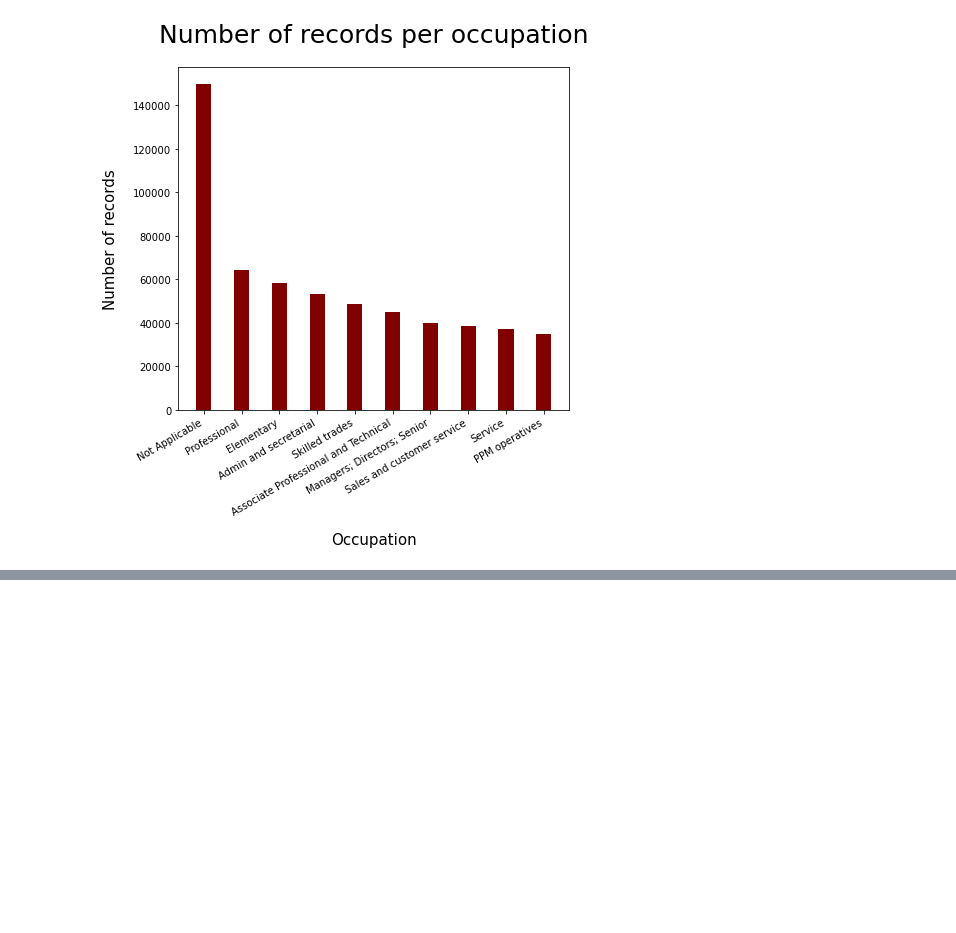
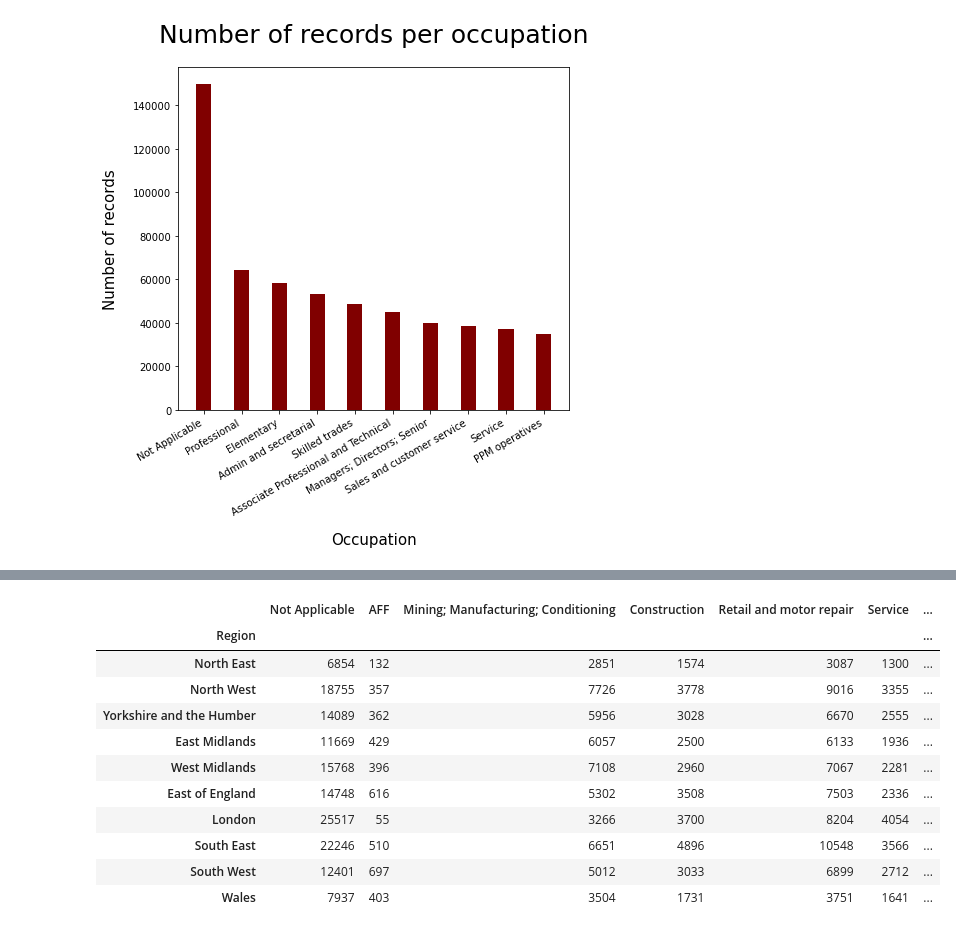
Before and after one commit to b0mbastik/PythonP2, a Jupyter notebook: analysis.ipynb, the cells around one changed output, grey strips where cells are left out. Drawn from its saved outputs; the diff is of its cells as text; code cells hidden in the pictures; blank space fills up the shorter version.

Commit message:
Implemented first easy requirement (groupby) in jupyter notebook

```diff
--- a/analysis.ipynb
+++ b/analysis.ipynb
@@ -79,0 +84,24 @@ rg.get_pie_chart(df['Country of Birth'], vf['Country of Birth'], "Country of Bir
+# %%
+dt = df.groupby(['Region', 'Industry'], observed=True)['Region'].value_counts().unstack('Industry').fillna(0)
+vrow = vf.Region.dropna()
+vcolumn = vf.Industry
+dt2 = pd.DataFrame()
+i = 0
+for c in dt.columns:
+    dt2.insert(i, vcolumn[i], dt.get(c).tolist(), True)
+    i += 1
+
+dt2.set_index(vrow)
+# %% [output]
+|  | Not Applicable | AFF | Mining; Manufacturing; Conditioning | Construction | Retail and motor repair | Service | ... |
+| Region |  |  |  |  |  |  | ... |
+| North East | 6854 | 132 | 2851 | 1574 | 3087 | 1300 | ... |
+| North West | 18755 | 357 | 7726 | 3778 | 9016 | 3355 | ... |
+| Yorkshire and the Humber | 14089 | 362 | 5956 | 3028 | 6670 | 2555 | ... |
+| East Midlands | 11669 | 429 | 6057 | 2500 | 6133 | 1936 | ... |
+| West Midlands | 15768 | 396 | 7108 | 2960 | 7067 | 2281 | ... |
+| East of England | 14748 | 616 | 5302 | 3508 | 7503 | 2336 | ... |
+| London | 25517 | 55 | 3266 | 3700 | 8204 | 4054 | ... |
+| South East | 22246 | 510 | 6651 | 4896 | 10548 | 3566 | ... |
+| South West | 12401 | 697 | 5012 | 3033 | 6899 | 2712 | ... |
+| Wales | 7937 | 403 | 3504 | 1731 | 3751 | 1641 | ... |
```
Also changed, not shown: parts of 5 cells of this notebook, 7 other files.
